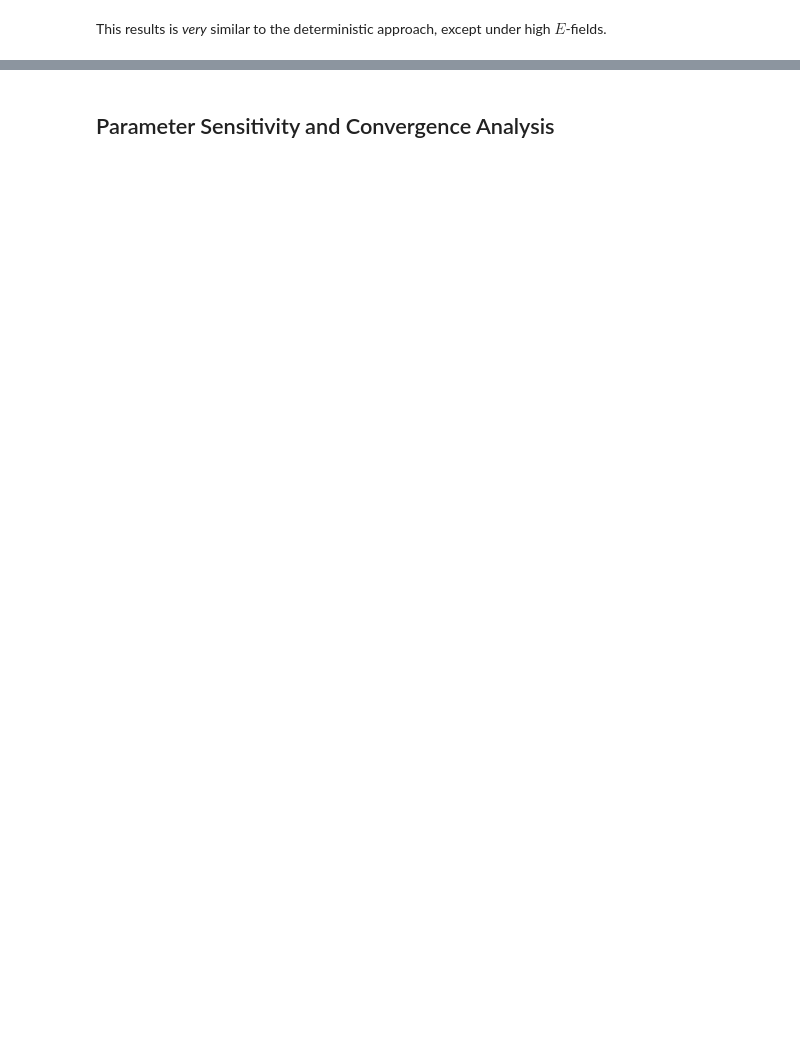
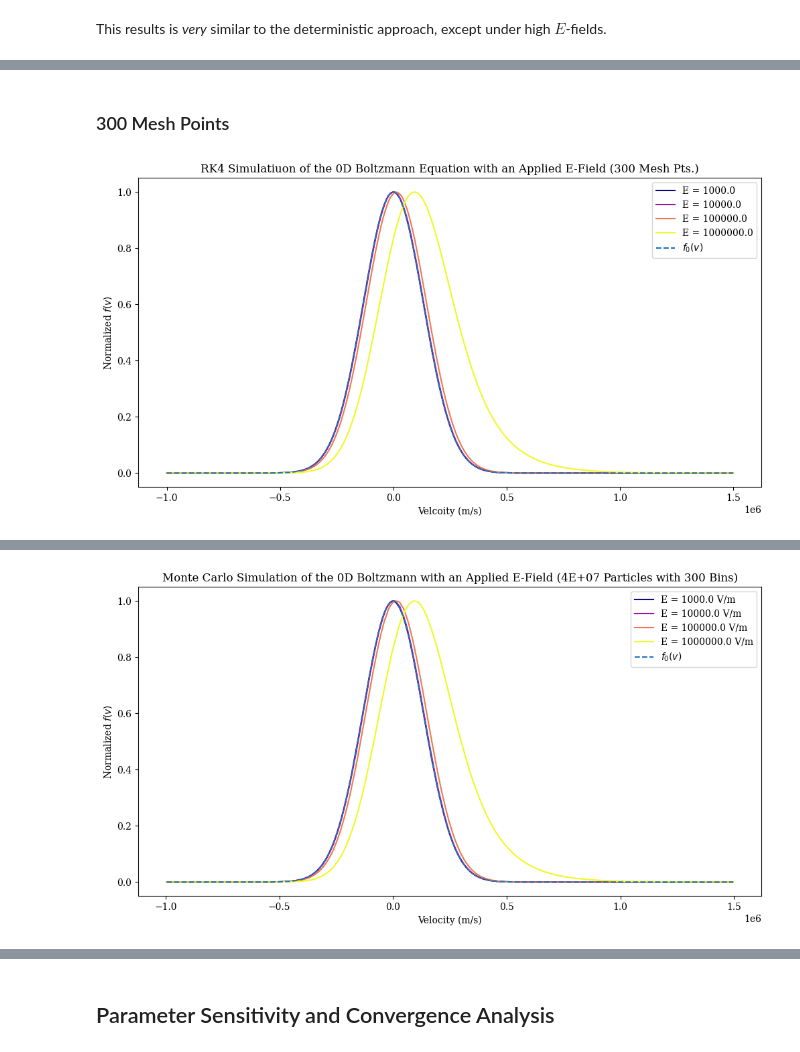
Before and after one commit to adkarp/boltzmann0d, a Jupyter notebook: theory.ipynb, the cells around one changed output, grey strips where cells are left out. Saved outputs shown, nothing was run; the diff lists cells and outputs as text; code cells hidden in the pictures; blank space fills up the shorter version.

```diff
--- a/theory.ipynb
+++ b/theory.ipynb
@@ -439,0 +479,10 @@ Let's do a grid refinement analysis of our solutions.
+# %% [markdown]
+### 300 Mesh Points
+# %%
+IC_rk4_300 = {"N": 300, "Vmax": 1.5e6, "Vmin": 1e6}
+f_rk4_300, _ = evalBoltzmann(E, f0, df, userinput=False, IC=IC_rk4_300, **constants)
+
+IC_MC_300 = {"N": 40000000, "Nbins": 300, "Vmax": 1.5e6, "Vmin": 1e6}
+f_MC_300, _ = evalBoltzmannMC(E, f0, userinput=False, IC=IC_MC_300, **constants)
+# %% [output]
+[figure, added]
@@ -439,0 +490 @@ Let's do a grid refinement analysis of our solutions.
+[figure, added]
```
Also changed, not shown: parts of 19 cells of this notebook, 1 other file.
